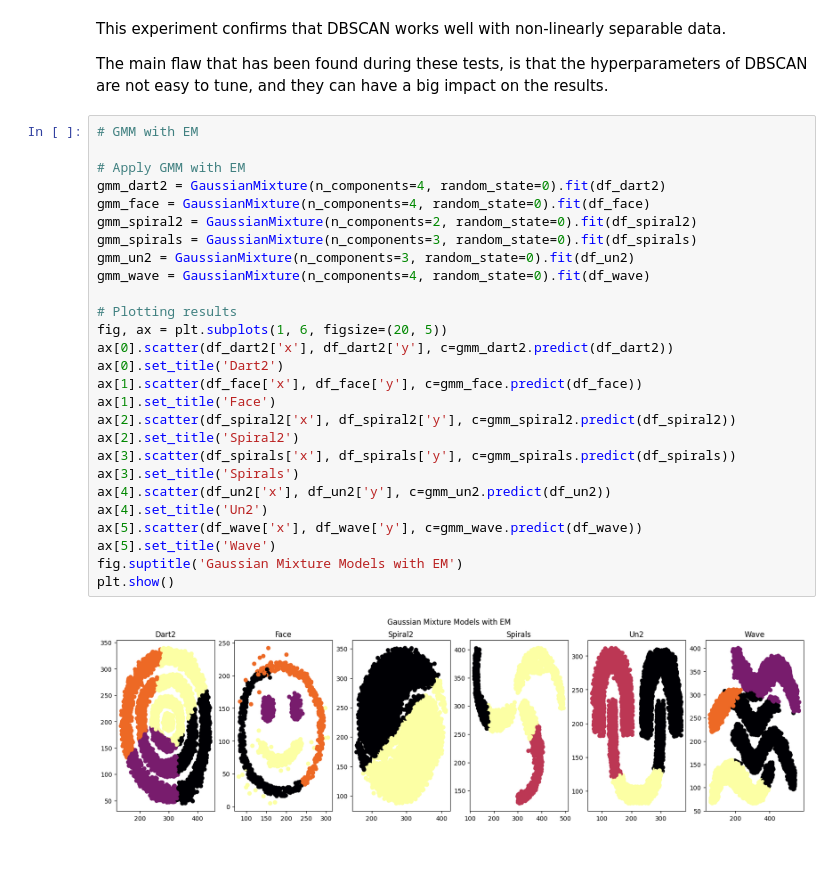
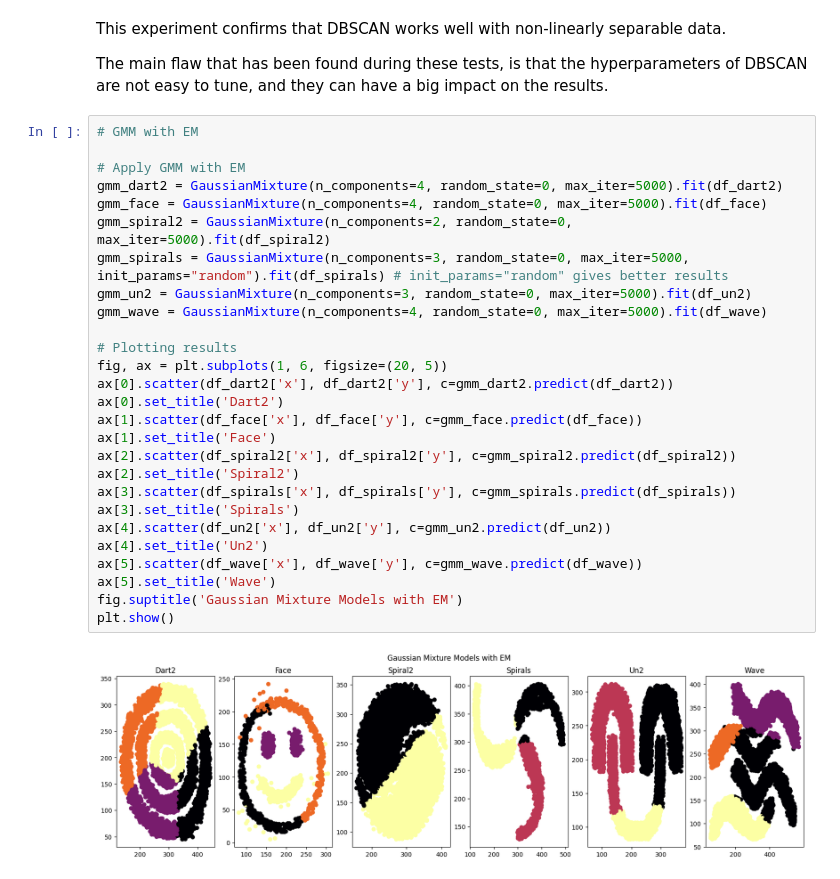
Before and after one commit to davidecapone/MixtureModelsClustering, a Jupyter notebook: notebooks/main.ipynb, the cells around one changed output. Cells and saved outputs as stored; diff of their text form.

```diff
--- a/notebooks/main.ipynb
+++ b/notebooks/main.ipynb
@@ -245,29 +230,29 @@ The main flaw that has been found during these tests, is that the hyperparameter
 # %%
 # GMM with EM
 
 # Apply GMM with EM
-gmm_dart2 = GaussianMixture(n_components=4, random_state=0).fit(df_dart2)
-gmm_face = GaussianMixture(n_components=4, random_state=0).fit(df_face)
-gmm_spiral2 = GaussianMixture(n_components=2, random_state=0).fit(df_spiral2)
-gmm_spirals = GaussianMixture(n_components=3, random_state=0).fit(df_spirals)
-gmm_un2 = GaussianMixture(n_components=3, random_state=0).fit(df_un2)
-gmm_wave = GaussianMixture(n_components=4, random_state=0).fit(df_wave)
+gmm_dart2 = GaussianMixture(n_components=4, random_state=0, max_iter=5000).fit(df_dart2)
+gmm_face = GaussianMixture(n_components=4, random_state=0, max_iter=5000).fit(df_face)
+gmm_spiral2 = GaussianMixture(n_components=2, random_state=0, max_iter=5000).fit(df_spiral2)
+gmm_spirals = GaussianMixture(n_components=3, random_state=0, max_iter=5000, init_params="random").fit(df_spirals) # init_params="random" gives better results
+gmm_un2 = GaussianMixture(n_components=3, random_state=0, max_iter=5000).fit(df_un2)
+gmm_wave = GaussianMixture(n_components=4, random_state=0, max_iter=5000).fit(df_wave)
 
 # Plotting results
 fig, ax = plt.subplots(1, 6, figsize=(20, 5))
 ax[0].scatter(df_dart2['x'], df_dart2['y'], c=gmm_dart2.predict(df_dart2))
 ax[0].set_title('Dart2')
 ax[1].scatter(df_face['x'], df_face['y'], c=gmm_face.predict(df_face))
 ax[1].set_title('Face')
 ax[2].scatter(df_spiral2['x'], df_spiral2['y'], c=gmm_spiral2.predict(df_spiral2))
 ax[2].set_title('Spiral2')
 ax[3].scatter(df_spirals['x'], df_spirals['y'], c=gmm_spirals.predict(df_spirals))
 ax[3].set_title('Spirals')
 ax[4].scatter(df_un2['x'], df_un2['y'], c=gmm_un2.predict(df_un2))
 ax[4].set_title('Un2')
 ax[5].scatter(df_wave['x'], df_wave['y'], c=gmm_wave.predict(df_wave))
 ax[5].set_title('Wave')
 fig.suptitle('Gaussian Mixture Models with EM')
 plt.show()
 # %% [output]
-[figure, old version]
+[figure, new version]
```
Also changed, not shown: parts of 21 cells of this notebook.
